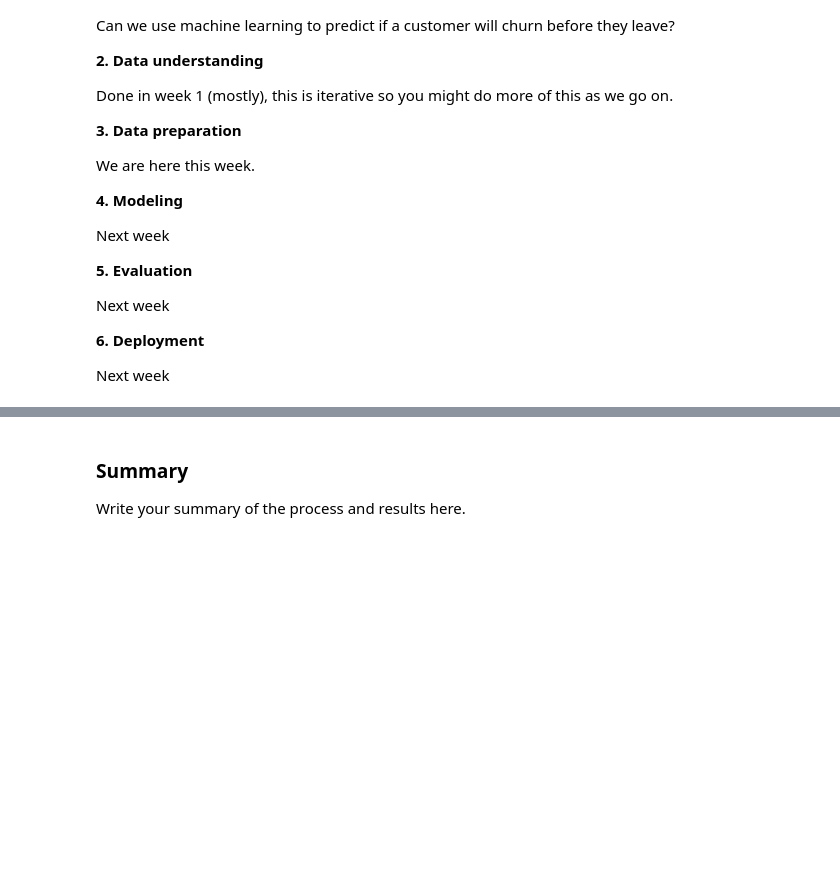
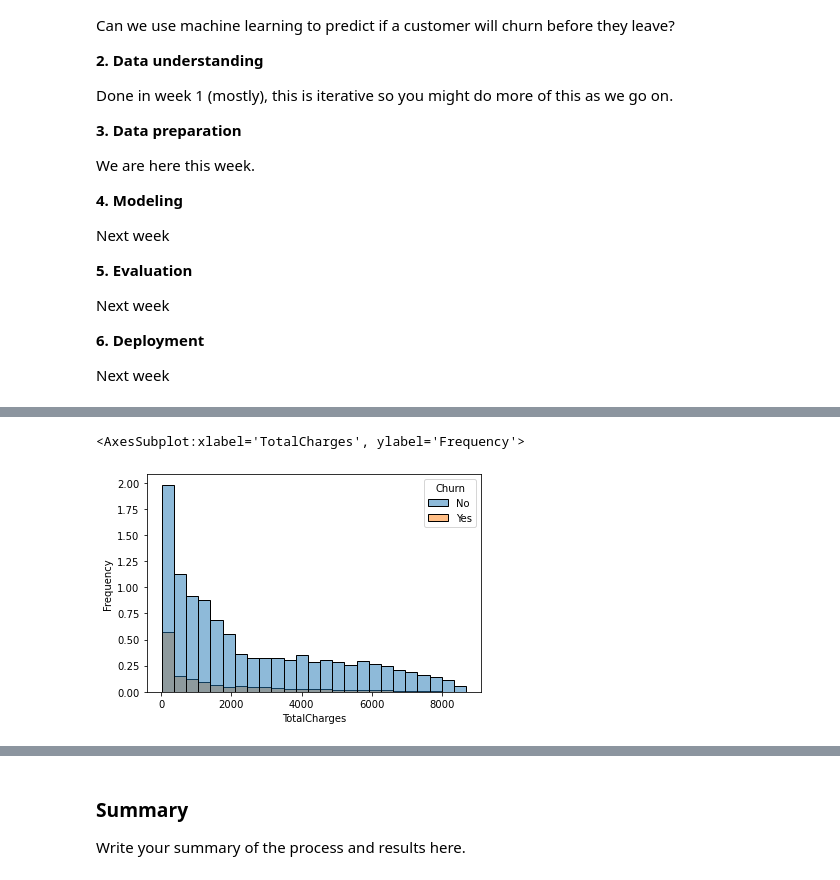
Before and after one commit to kscully-dotcom/msds600, a Jupyter notebook: assignment/week2/Week_2_Assignment_starter.ipynb, the cells around one changed output, grey strips where cells are left out. Drawn from its saved outputs; the diff is of its cells as text; code cells hidden in the pictures; blank space fills up the shorter version.

```diff
--- a/assignment/week2/Week_2_Assignment_starter.ipynb
+++ b/assignment/week2/Week_2_Assignment_starter.ipynb
@@ -46,0 +105,2 @@ Next week
+# %%
+df.dropna(inplace=True)
@@ -46,0 +125,5 @@ Next week
+# %%
+sns.histplot(data=df, x='TotalCharges', hue='Churn', stat='frequency')
+# %% [output]
+<AxesSubplot:xlabel='TotalCharges', ylabel='Frequency'>
+[figure, added]
```
Also changed, not shown: parts of 55 cells of this notebook, 16 other files.
